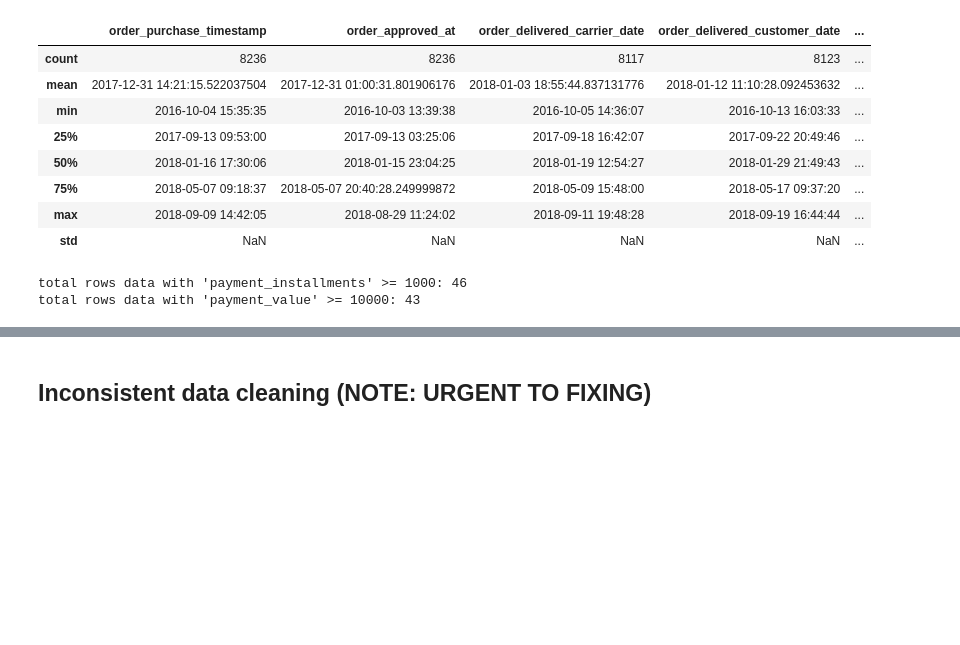
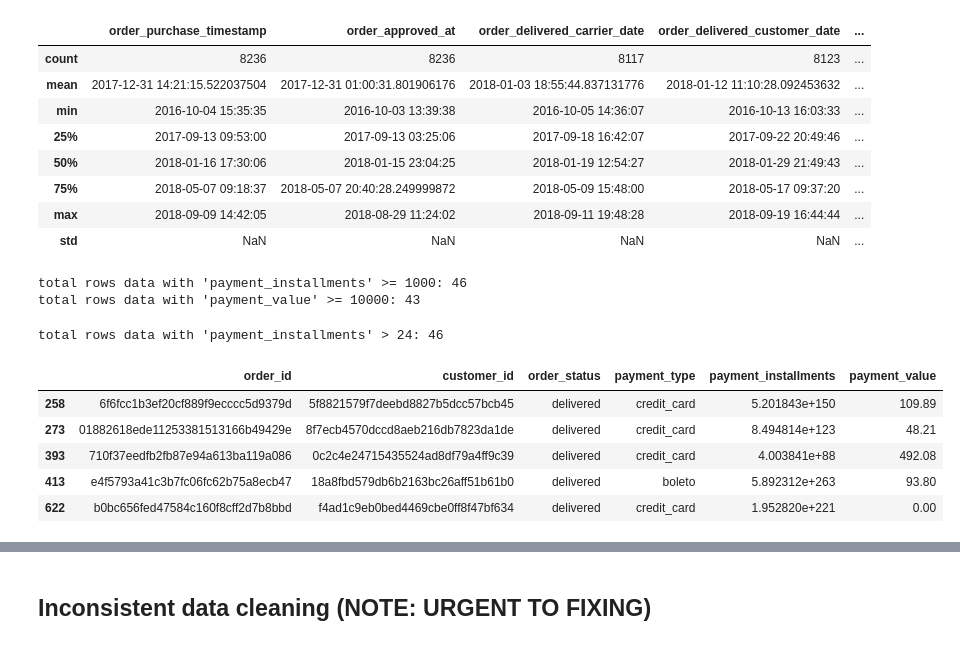
Before and after one commit to RizkiRdm/Olist-E-commerce-Performance-Analysis, a Jupyter notebook: notebooks/data_cleaning.ipynb, the cells around one changed output, grey strips where cells are left out. Saved outputs shown, nothing was run; the diff lists cells and outputs as text; code cells hidden in the pictures; blank space fills up the shorter version.

```diff
--- a/notebooks/data_cleaning.ipynb
+++ b/notebooks/data_cleaning.ipynb
@@ -2061,3 +2061,30 @@ print(
 # %% [output]
 total rows data with 'payment_installments' >= 1000: 46
 total rows data with 'payment_value' >= 10000: 43
+# %%
+# filter rows data where 'payment_installments' more than 24
+installments_outliers_high = ecom_data_df[ecom_data_df["payment_installments"] > 24]
+
+print(
+    f"total rows data with 'payment_installments' > 24: {len(installments_outliers_high)}"
+)
+display(
+    installments_outliers_high[
+        [
+            "order_id",
+            "customer_id",
+            "order_status",
+            "payment_type",
+            "payment_installments",
+            "payment_value",
+        ]
+    ].head()
+)
+# %% [output]
+total rows data with 'payment_installments' > 24: 46
+|  | order_id | customer_id | order_status | payment_type | payment_installments | payment_value |
+| 258 | 6f6fcc1b3ef20cf889f9ecccc5d9379d | 5f8821579f7deebd8827b5dcc57bcb45 | delivered | credit_card | 5.201843e+150 | 109.89 |
+| 273 | 01882618ede11253381513166b49429e | 8f7ecb4570dccd8aeb216db7823da1de | delivered | credit_card | 8.494814e+123 | 48.21 |
+| 393 | 710f37eedfb2fb87e94a613ba119a086 | 0c2c4e24715435524ad8df79a4ff9c39 | delivered | credit_card | 4.003841e+88 | 492.08 |
+| 413 | e4f5793a41c3b7fc06fc62b75a8ecb47 | 18a8fbd579db6b2163bc26aff51b61b0 | delivered | boleto | 5.892312e+263 | 93.80 |
+| 622 | b0bc656fed47584c160f8cff2d7b8bbd | f4ad1c9eb0bed4469cbe0ff8f47bf634 | delivered | credit_card | 1.952820e+221 | 0.00 |
```
Also changed, not shown: parts of 1 cell of this notebook.
